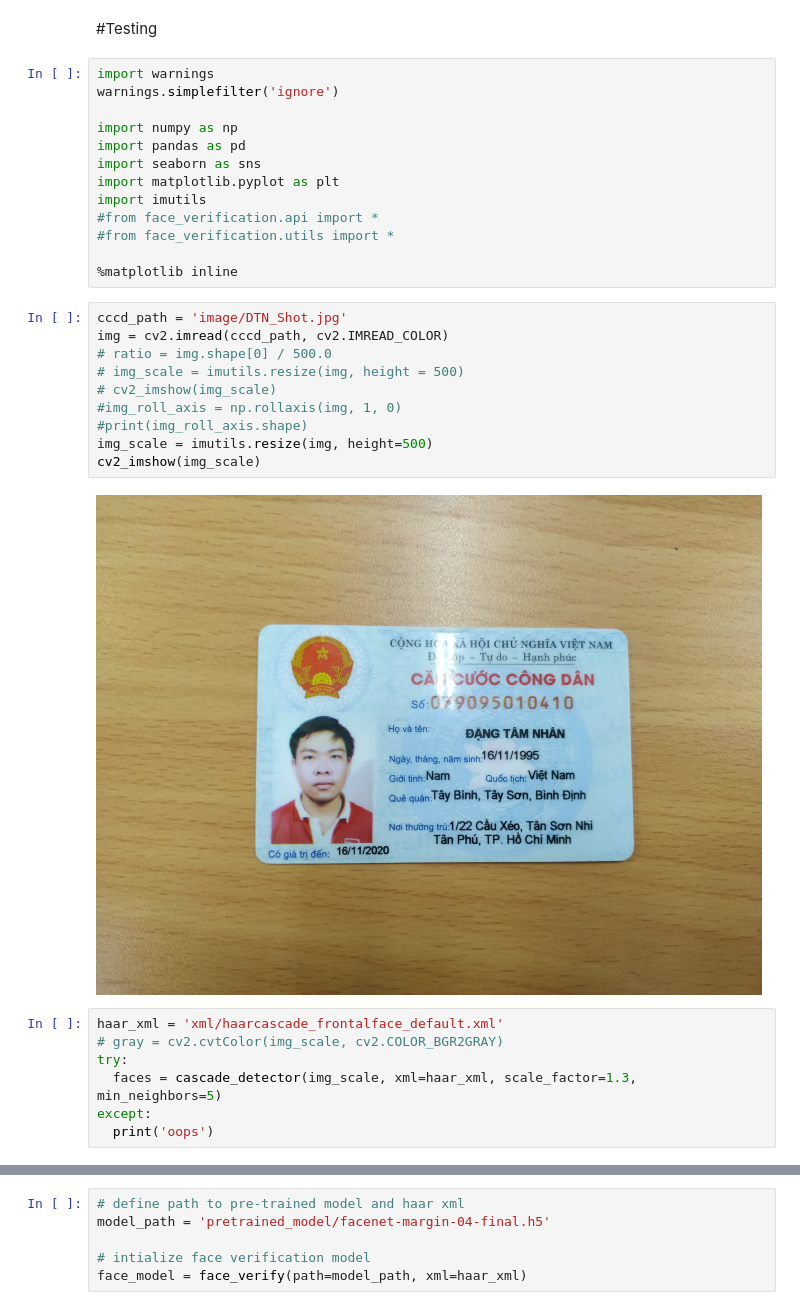
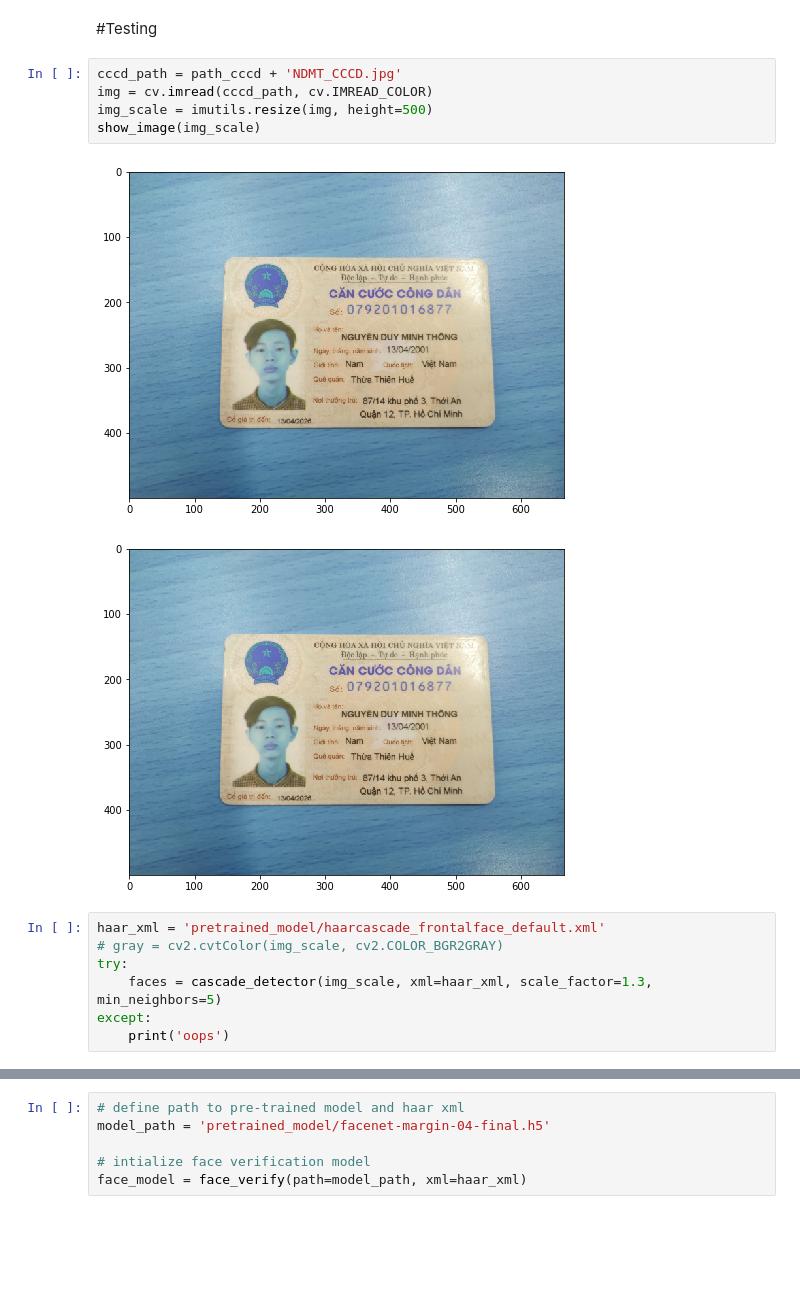
Before and after one commit to victornguyen18/devc_project, a Jupyter notebook: controller/facial_verification.ipynb, the cells around one changed output, grey strips where cells are left out. Drawn from its saved outputs; the diff is of its cells as text; blank space fills up the shorter version.

```diff
--- a/controller/facial_verification.ipynb
+++ b/controller/facial_verification.ipynb
@@ -224,37 +203,20 @@ class face_verify(object):
         return crop_rgb
 # %% [markdown]
 #Testing
-# %%
-import warnings
-warnings.simplefilter('ignore')
-
-import numpy as np
-import pandas as pd
-import seaborn as sns
-import matplotlib.pyplot as plt
-import imutils
-#from face_verification.api import *
-#from face_verification.utils import *
-
-%matplotlib inline
-# %%
-cccd_path = 'image/DTN_Shot.jpg'
-img = cv2.imread(cccd_path, cv2.IMREAD_COLOR)
-# ratio = img.shape[0] / 500.0
-# img_scale = imutils.resize(img, height = 500)
-# cv2_imshow(img_scale)
-#img_roll_axis = np.rollaxis(img, 1, 0)
-#print(img_roll_axis.shape)
-img_scale = imutils.resize(img, height=500)
-cv2_imshow(img_scale)
-# %% [output]
-[figure, removed]
+# %%
+cccd_path = path_cccd + 'NDMT_CCCD.jpg'
+img = cv.imread(cccd_path, cv.IMREAD_COLOR)
+img_scale = imutils.resize(img, height=500)
+show_image(img_scale)
+# %% [output]
+[figure, added]
+[figure, added]
 # %%
-haar_xml = 'xml/haarcascade_frontalface_default.xml'
+haar_xml = 'pretrained_model/haarcascade_frontalface_default.xml'
 # gray = cv2.cvtColor(img_scale, cv2.COLOR_BGR2GRAY)
 try:
-  faces = cascade_detector(img_scale, xml=haar_xml, scale_factor=1.3, min_neighbors=5)
+    faces = cascade_detector(img_scale, xml=haar_xml, scale_factor=1.3, min_neighbors=5)
 except:
-  print('oops')
+    print('oops')
 # %%
 rec_images = denote_face(img_scale, faces)
```
Also changed, not shown: parts of 21 cells of this notebook, 17 other files.
